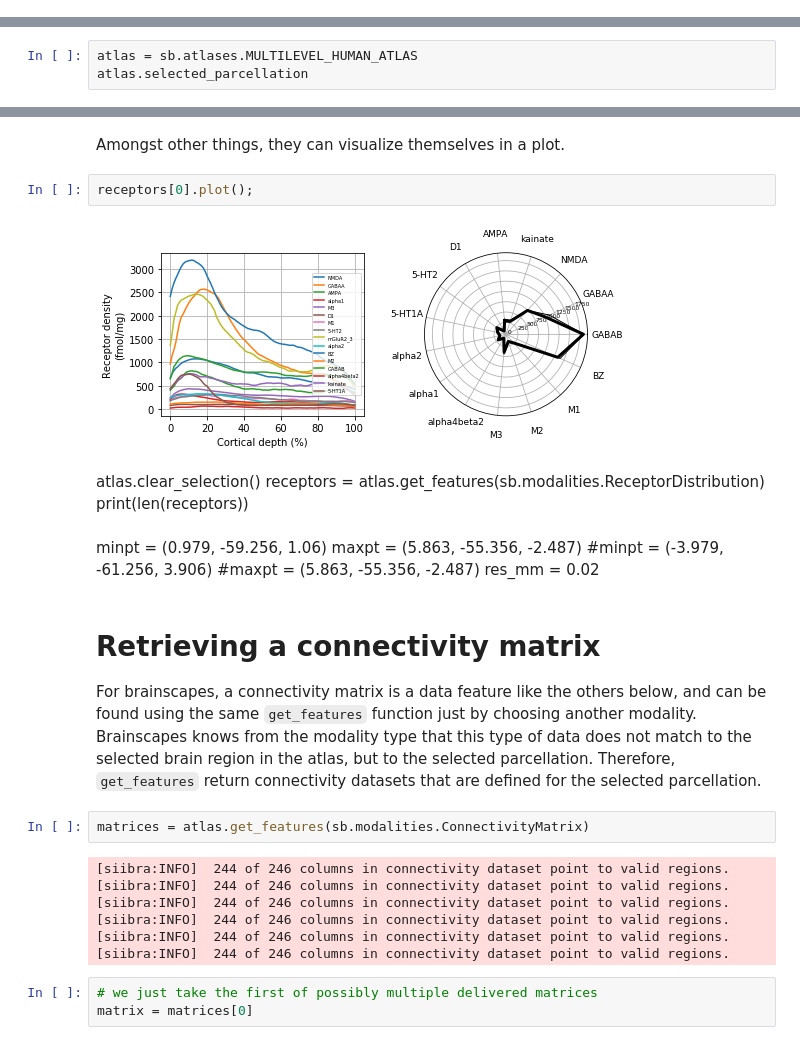
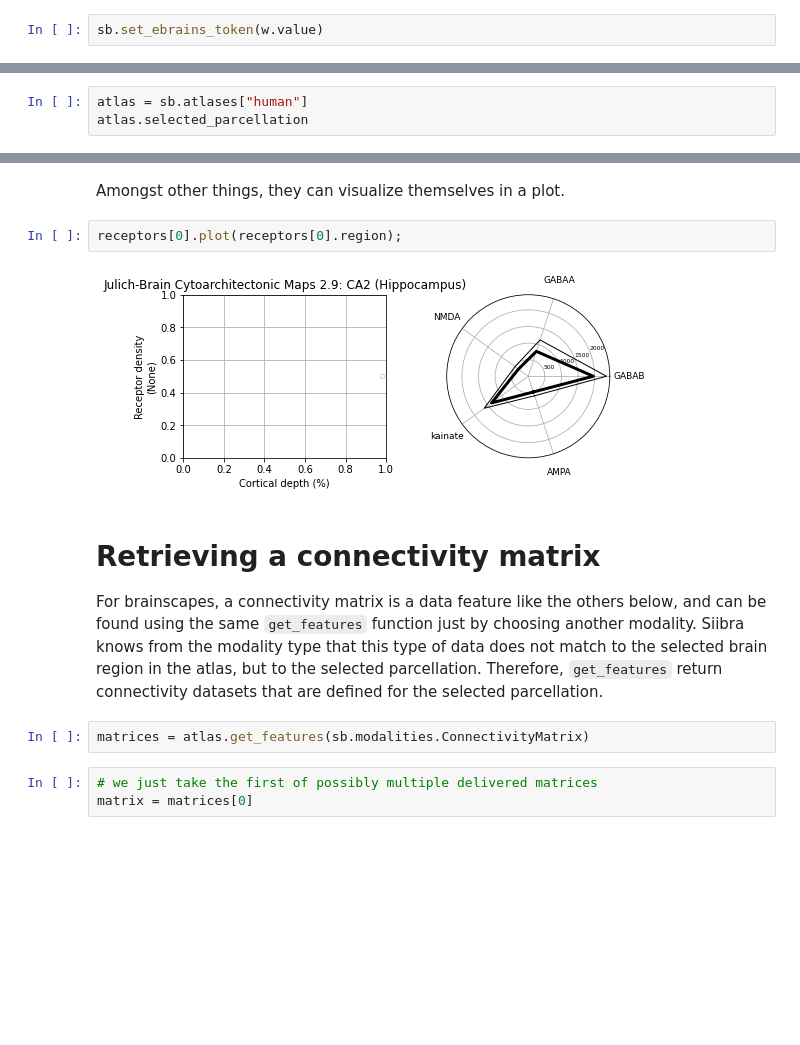
Before and after one commit to i-Zaak/tvb_tutorials, a Jupyter notebook: 3_TVB_using_data_from_ebrains.ipynb, the cells around one changed output, grey strips where cells are left out. Drawn from its saved outputs; the diff is of its cells as text; blank space fills up the shorter version.

```diff
--- a/3_TVB_using_data_from_ebrains.ipynb
+++ b/3_TVB_using_data_from_ebrains.ipynb
@@ -60,0 +62,2 @@ import siibra as sb
+# %%
+sb.set_ebrains_token(w.value)
@@ -63,6 +68,6 @@ import siibra as sb
 
 We first load the human atlas with the default parcellation.
 # %%
-atlas = sb.atlases.MULTILEVEL_HUMAN_ATLAS
+atlas = sb.atlases["human"]
 atlas.selected_parcellation
 # %% [output]
@@ -108,31 +90,14 @@ mGluR2_3                    x               x
 # %% [markdown]
 Amongst other things, they can visualize themselves in a plot.
 # %%
-receptors[0].plot();
+receptors[0].plot(receptors[0].region);
 # %% [output]
-[figure, old version]
+[figure, new version]
-# %% [markdown]
-atlas.clear_selection()
-receptors = atlas.get_features(sb.modalities.ReceptorDistribution)
-print(len(receptors))
-# %% [markdown]
-minpt = (0.979, -59.256, 1.06)
-maxpt = (5.863, -55.356, -2.487)
-#minpt = (-3.979, -61.256, 3.906)
-#maxpt = (5.863, -55.356, -2.487)
-res_mm = 0.02
 # %% [markdown]
 # Retrieving a connectivity matrix
-For brainscapes, a connectivity matrix is a data feature like the others below, and can be found using the same `get_features` function just by choosing another modality. Brainscapes knows from the modality type that this type of data does not match to the selected brain region in the atlas, but to the selected parcellation. Therefore, `get_features` return connectivity datasets that are defined for the selected parcellation.
+For brainscapes, a connectivity matrix is a data feature like the others below, and can be found using the same `get_features` function just by choosing another modality. Siibra knows from the modality type that this type of data does not match to the selected brain region in the atlas, but to the selected parcellation. Therefore, `get_features` return connectivity datasets that are defined for the selected parcellation.
 # %%
 matrices = atlas.get_features(sb.modalities.ConnectivityMatrix)
-# %% [output]
-[siibra:INFO]  244 of 246 columns in connectivity dataset point to valid regions.
-[siibra:INFO]  244 of 246 columns in connectivity dataset point to valid regions.
-[siibra:INFO]  244 of 246 columns in connectivity dataset point to valid regions.
-[siibra:INFO]  244 of 246 columns in connectivity dataset point to valid regions.
-[siibra:INFO]  244 of 246 columns in connectivity dataset point to valid regions.
-[siibra:INFO]  244 of 246 columns in connectivity dataset point to valid regions.
 # %%
 # we just take the first of possibly multiple delivered matrices
 matrix = matrices[0]
```
Also changed, not shown: parts of 28 cells of this notebook, 5 other files.
